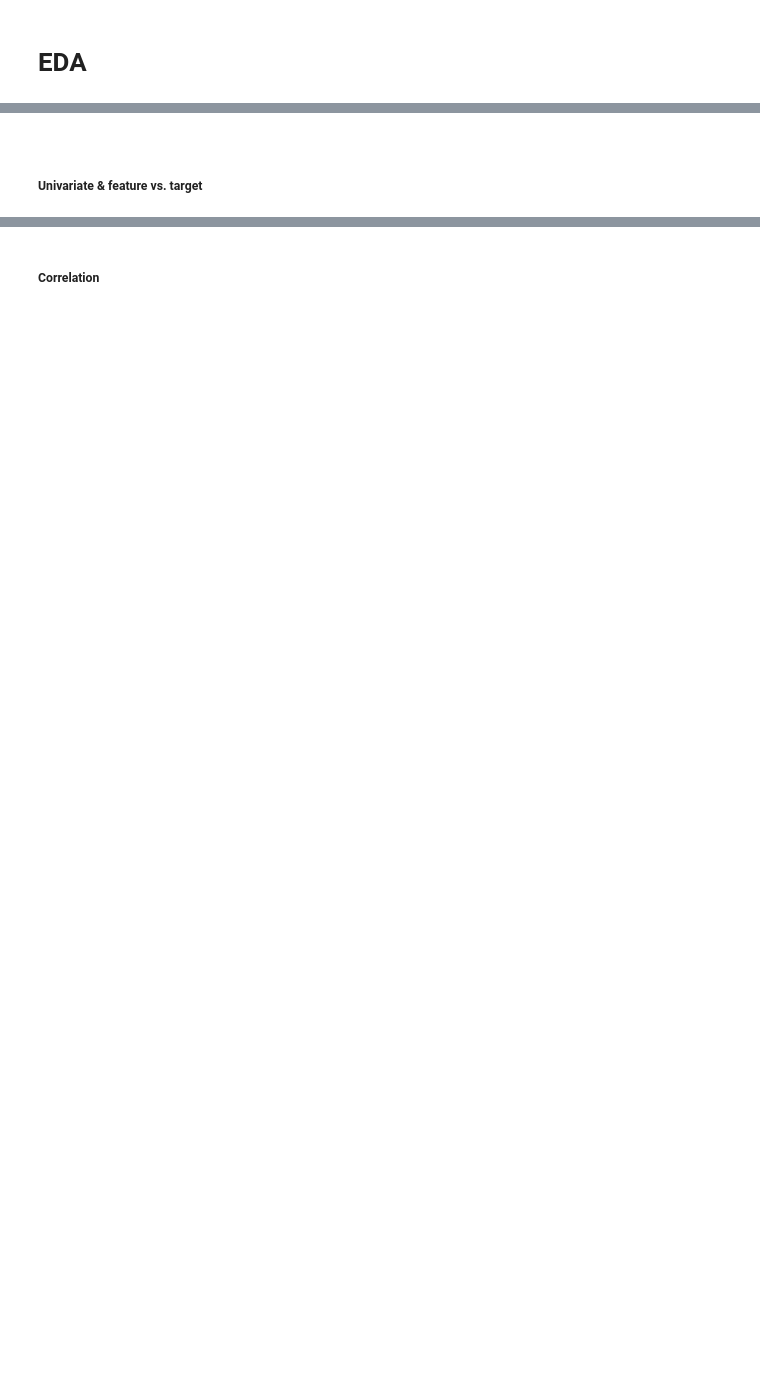
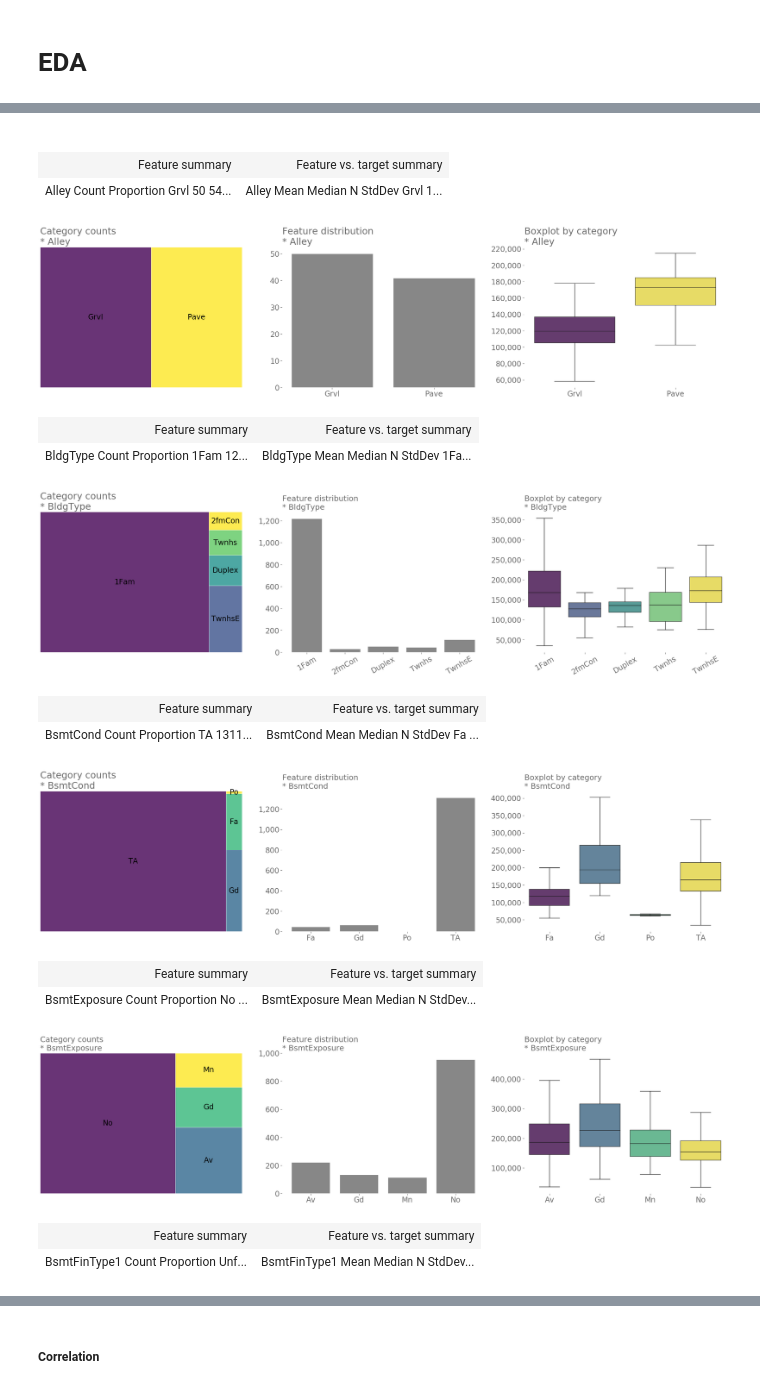
Before and after one commit to sudhu26/data-science-portfolio, a Jupyter notebook: kaggle/HousingPrices/kernel.ipynb, the cells around one changed output, grey strips where cells are left out. Drawn from its saved outputs; the diff is of its cells as text; code cells hidden in the pictures; blank space fills up the shorter version.

```diff
--- a/kaggle/HousingPrices/kernel.ipynb
+++ b/kaggle/HousingPrices/kernel.ipynb
@@ -146,15 +228,9 @@ train = mlm.Machine(
     data=df_train,
     target="SalePrice",
     remove_features=["Id", "MiscVal"],
-    identify_as_object=[
-        "MSSubClass",
-        "OverallQual",
-        "OverallCond",
-        "YearBuilt",
-        "YearRemodAdd",
-        "MoSold",
-        "YrSold",
-    ],
+    identify_as_category=category,
+    identify_as_count=count,
+    identify_as_continuous=continuous,
     target_type="number",
 )
 print(train.data.shape)
@@ -183,8 +257,25 @@ print(valid.data.shape)
 # %% [markdown]
-<a id = 'object-feature-EDA'></a>
+<a id = 'Category-feature-EDA'></a>
-# %% [markdown]
-##### Univariate & feature vs. target
 # %%
-# object features
-for feature in train.data.feature_by_mlm_dtype["object"]:
-    train.eda_num_target_cat_feat(feature=feature, level_count_cap=50)
+# number features
+for feature in train.data.feature_by_mlm_dtype["category"][:5]:
+    train.eda_num_target_cat_feat(
+        feature=feature,
+#         level_count_cap=20,
+        chart_scale=20
+    )
+# %% [output]
+| Feature summary | Feature vs. target summary |
+| Alley Count Proportion Grvl 50 54... | Alley Mean Median N StdDev Grvl 1... |
+[figure, added]
+| Feature summary | Feature vs. target summary |
+| BldgType Count Proportion 1Fam 12... | BldgType Mean Median N StdDev 1Fa... |
+[figure, added]
+| Feature summary | Feature vs. target summary |
+| BsmtCond Count Proportion TA 1311... | BsmtCond Mean Median N StdDev Fa ... |
+[figure, added]
+| Feature summary | Feature vs. target summary |
+| BsmtExposure Count Proportion No ... | BsmtExposure Mean Median N StdDev... |
+[figure, added]
+| Feature summary | Feature vs. target summary |
+| BsmtFinType1 Count Proportion Unf... | BsmtFinType1 Mean Median N StdDev... |
```
Also changed, not shown: parts of 96 cells of this notebook, 18 other files.
